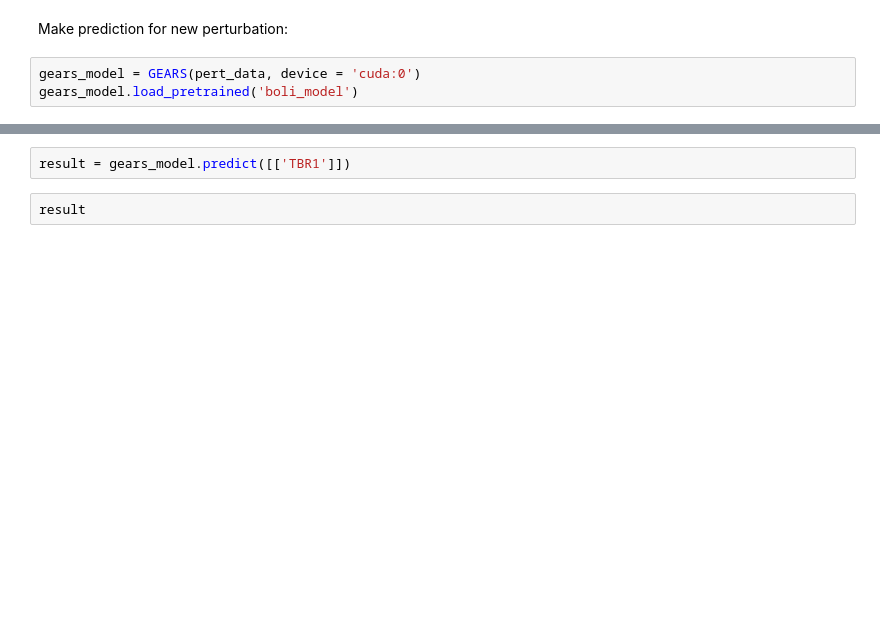
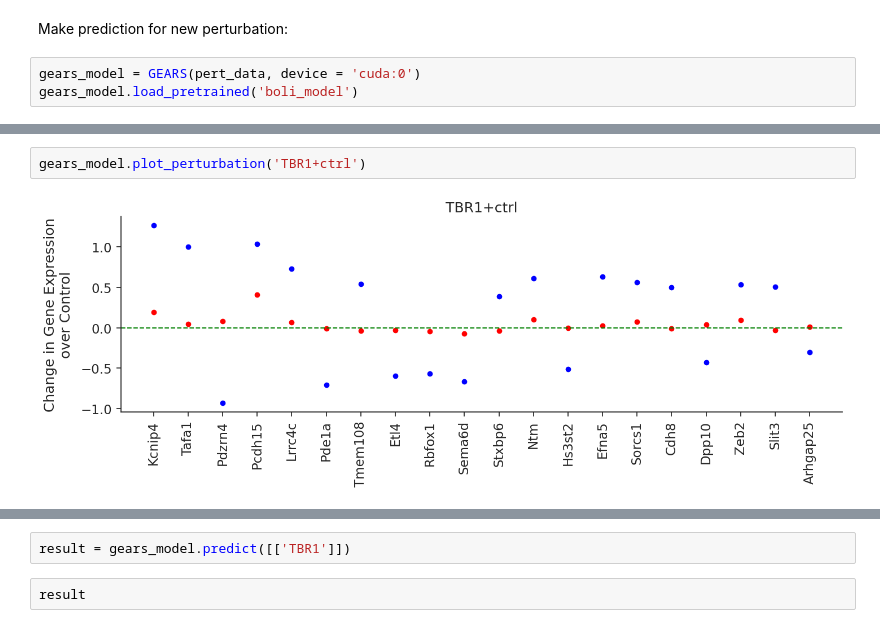
Before and after one commit to asunboi/GEARS, a Jupyter notebook: 0_boli/model_boli.ipynb, the cells around one changed output, grey strips where cells are left out. Cells and saved outputs as stored; diff of their text form; blank space fills up the shorter version.

```diff
--- a/0_boli/model_boli.ipynb
+++ b/0_boli/model_boli.ipynb
@@ -131,0 +130,4 @@ gears_model.plot_perturbation('CUL1+ctrl')
+# %%
+gears_model.plot_perturbation('TBR1+ctrl')
+# %% [output]
+[figure, added]
```
Also changed, not shown: parts of 10 cells of this notebook, 7 other files.
